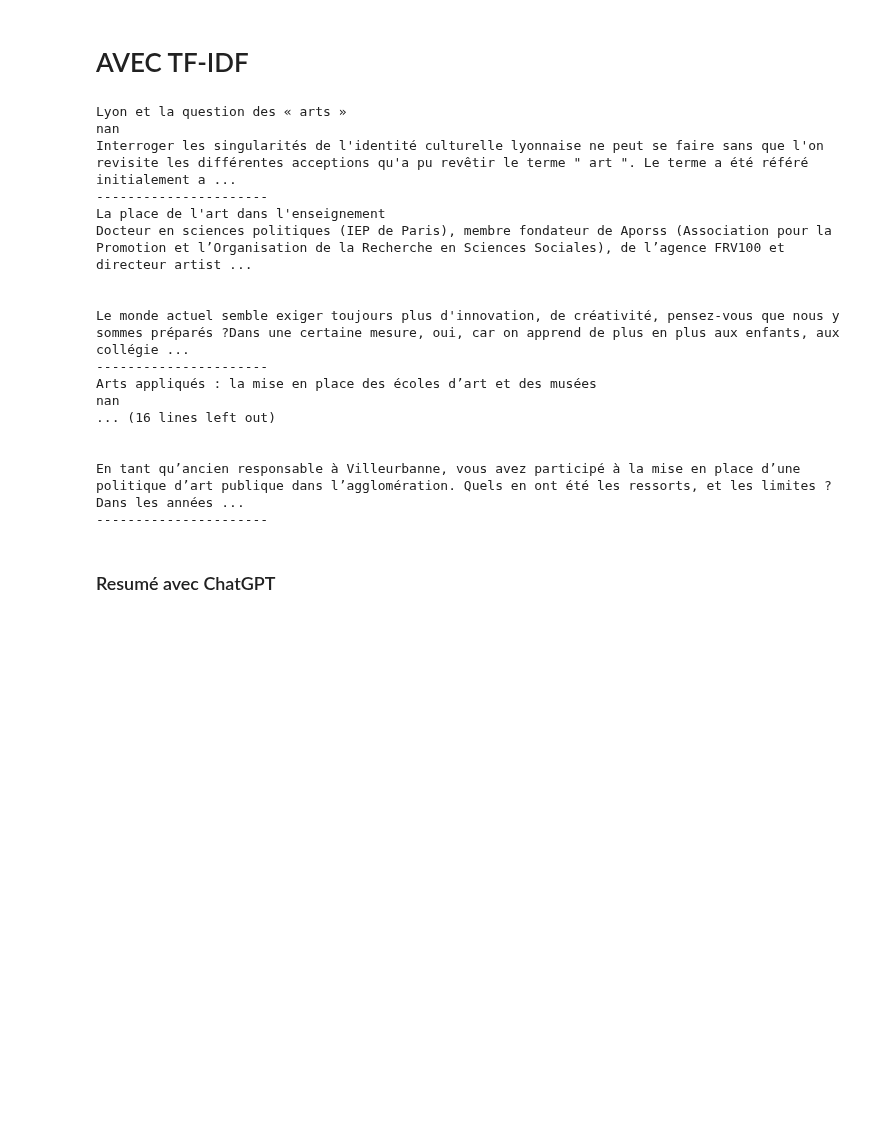
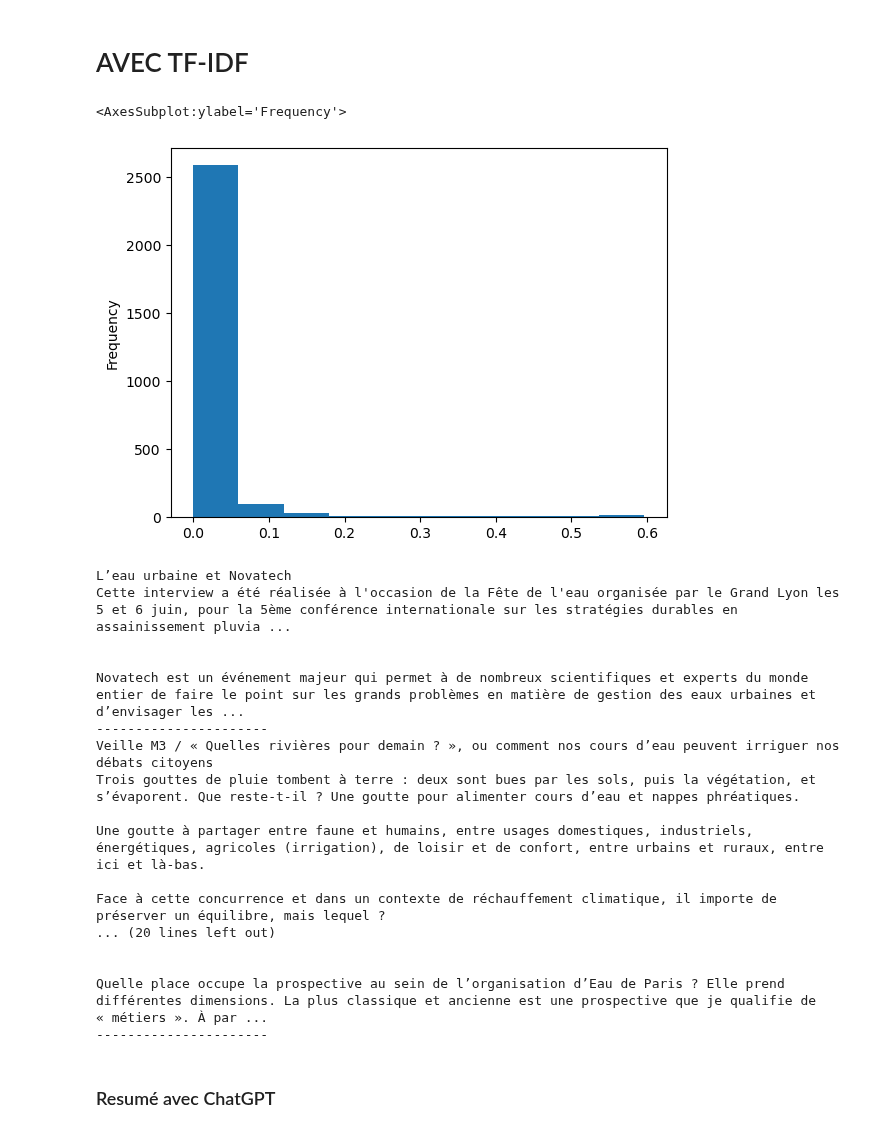
Before and after one commit to Geminy3/Skoli_M3, a Jupyter notebook: semantic_search_resume.ipynb, the cells around one changed output. Saved outputs shown, nothing was run; the diff lists cells and outputs as text; code cells hidden in the pictures; blank space fills up the shorter version.

```diff
--- a/semantic_search_resume.ipynb
+++ b/semantic_search_resume.ipynb
@@ -159,38 +154,43 @@ vectorizer=CountVectorizer(lowercase=False)
 nOcc=vectorizer.fit_transform(documents)
 nOcc=pd.DataFrame.sparse.from_spmatrix(nOcc,index=nom_docs,columns=vectorizer.get_feature_names_out())
 # %%
-query = vectorizer.transform(["musique art culture"]) #Process (lemmatize + stopwords)
+query = vectorizer.transform(["gestion eau"]) #Process (lemmatize + stopwords)
 
 similarities = cosine_similarity(query, nOcc)
 
 # Classement des documents en fonction de leur similarité avec la requête
 sorted_indices = similarities[0]
 sim = pd.DataFrame(sorted_indices, nom_docs).sort_values(by=0, ascending=False)
+# %%
+sim[0].plot(kind = "hist")
+# %% [output]
+<AxesSubplot:ylabel='Frequency'>
+[figure, added]
 # %%
 txt = []
-for doc in sim[:5].index:
+for doc in sim[:4].index:
     with open(f"./data/Texte/{doc}/full.txt", "r", encoding="utf-8") as f:
         texte = f.read()
         print(texte)
         txt.append(texte)
     print("----------------------")
 # %% [output]
-Lyon et la question des « arts »
-nan
-Interroger les singularités de l'identité culturelle lyonnaise ne peut se faire sans que l'on revisite les différentes acceptions qu'a pu revêtir le terme " art ". Le terme a été référé initialement a ...
-----------------------
-La place de l'art dans l'enseignement
-Docteur en sciences politiques (IEP de Paris), membre fondateur de Aporss (Association pour la Promotion et l’Organisation de la Recherche en Sciences Sociales), de l’agence FRV100 et directeur artist ...
+L’eau urbaine et Novatech
+Cette interview a été réalisée à l'occasion de la Fête de l'eau organisée par le Grand Lyon les 5 et 6 juin, pour la 5ème conférence internationale sur les stratégies durables en assainissement pluvia ...
 
 
-Le monde actuel semble exiger toujours plus d'innovation, de créativité, pensez-vous que nous y sommes préparés ?Dans une certaine mesure, oui, car on apprend de plus en plus aux enfants, aux collégie ...
+Novatech est un événement majeur qui permet à de nombreux scientifiques et experts du monde entier de faire le point sur les grands problèmes en matière de gestion des eaux urbaines et d’envisager les ...
 ----------------------
-Arts appliqués : la mise en place des écoles d’art et des musées
-nan
-... (16 lines left out)
+Veille M3 / « Quelles rivières pour demain ? », ou comment nos cours d’eau peuvent irriguer nos débats citoyens
+Trois gouttes de pluie tombent à terre : deux sont bues par les sols, puis la végétation, et s’évaporent. Que reste-t-il ? Une goutte pour alimenter cours d’eau et nappes phréatiques.
+
+Une goutte à partager entre faune et humains, entre usages domestiques, industriels, énergétiques, agricoles (irrigation), de loisir et de confort, entre urbains et ruraux, entre ici et là-bas.
+
+Face à cette concurrence et dans un contexte de réchauffement climatique, il importe de préserver un équilibre, mais lequel ?
+... (20 lines left out)
 
 
-En tant qu’ancien responsable à Villeurbanne, vous avez participé à la mise en place d’une politique d’art publique dans l’agglomération. Quels en ont été les ressorts, et les limites ?Dans les années ...
+Quelle place occupe la prospective au sein de l’organisation d’Eau de Paris ? Elle prend différentes dimensions. La plus classique et ancienne est une prospective que je qualifie de « métiers ». À par ...
 ----------------------
 # %% [markdown]
 ### Resumé avec ChatGPT
```
Also changed, not shown: parts of 9 cells of this notebook, 1 other file.
